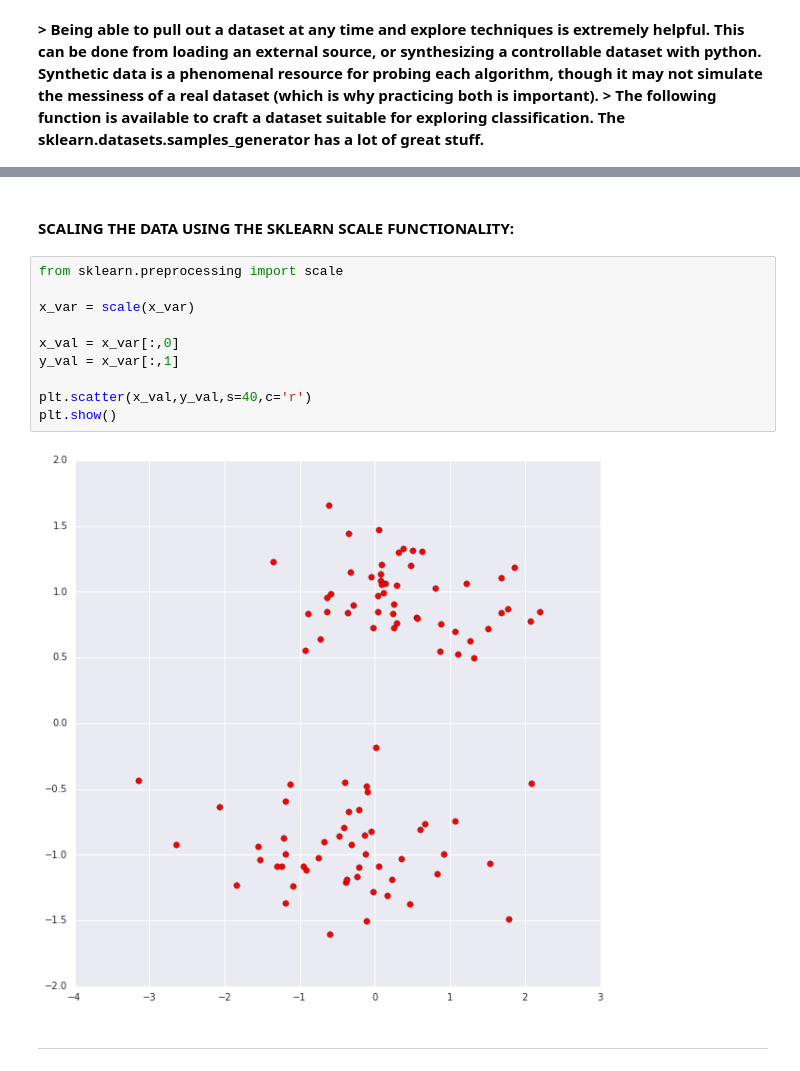
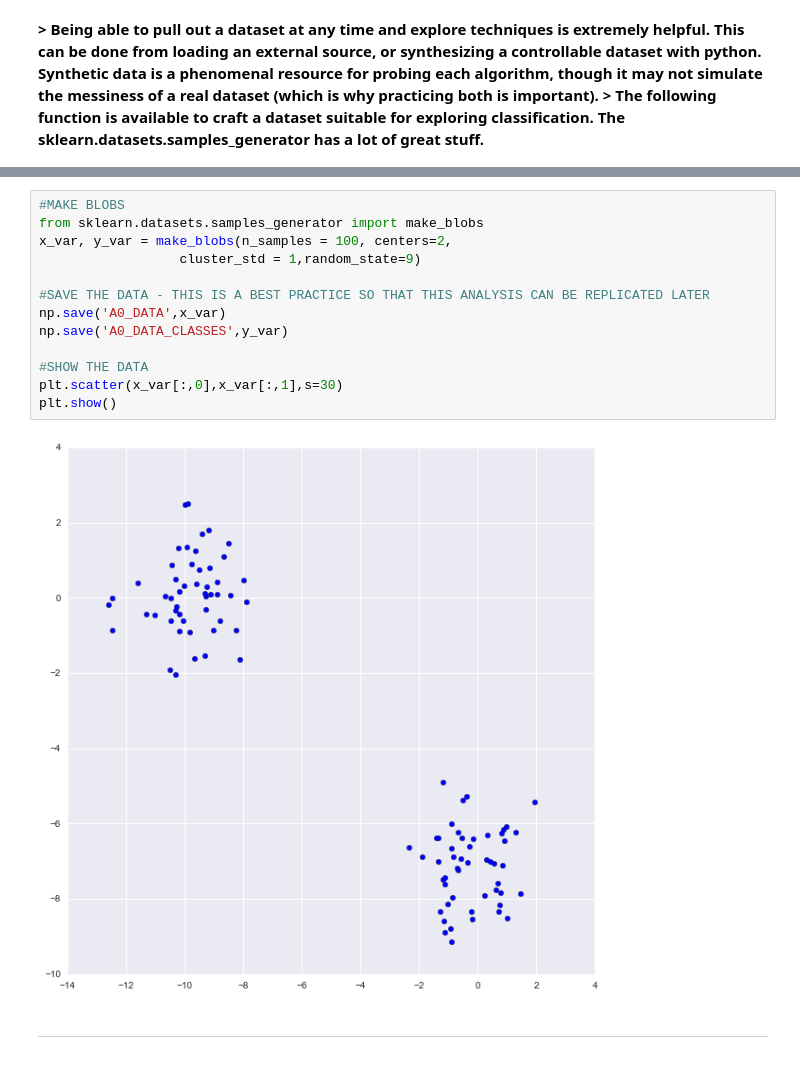
Before and after one commit to YashaFigo/ML_Support_Vector_Machines, a Jupyter notebook: A0. SVMs Intro_Mini Project.ipynb, the cells around one changed output, grey strips where cells are left out. Drawn from its saved outputs; the diff is of its cells as text.

```diff
--- a/A0. SVMs Intro_Mini Project.ipynb
+++ b/A0. SVMs Intro_Mini Project.ipynb
@@ -41,16 +20,17 @@ plt.show()
-# %% [markdown]
-#### SCALING THE DATA USING THE SKLEARN SCALE FUNCTIONALITY:
-# %%
-from sklearn.preprocessing import scale
-
-x_var = scale(x_var)
-
-x_val = x_var[:,0]
-y_val = x_var[:,1]
-
-plt.scatter(x_val,y_val,s=40,c='r')
-plt.show()
-# %% [output]
-[figure, removed]
+# %%
+#MAKE BLOBS
+from sklearn.datasets.samples_generator import make_blobs
+x_var, y_var = make_blobs(n_samples = 100, centers=2,
+                  cluster_std = 1,random_state=9)
+
+#SAVE THE DATA - THIS IS A BEST PRACTICE SO THAT THIS ANALYSIS CAN BE REPLICATED LATER
+np.save('A0_DATA',x_var)
+np.save('A0_DATA_CLASSES',y_var)
+
+#SHOW THE DATA
+plt.scatter(x_var[:,0],x_var[:,1],s=30)
+plt.show()
+# %% [output]
+[figure, added]
 # %% [markdown]
 ---
```
Also changed, not shown: parts of 68 cells of this notebook.
